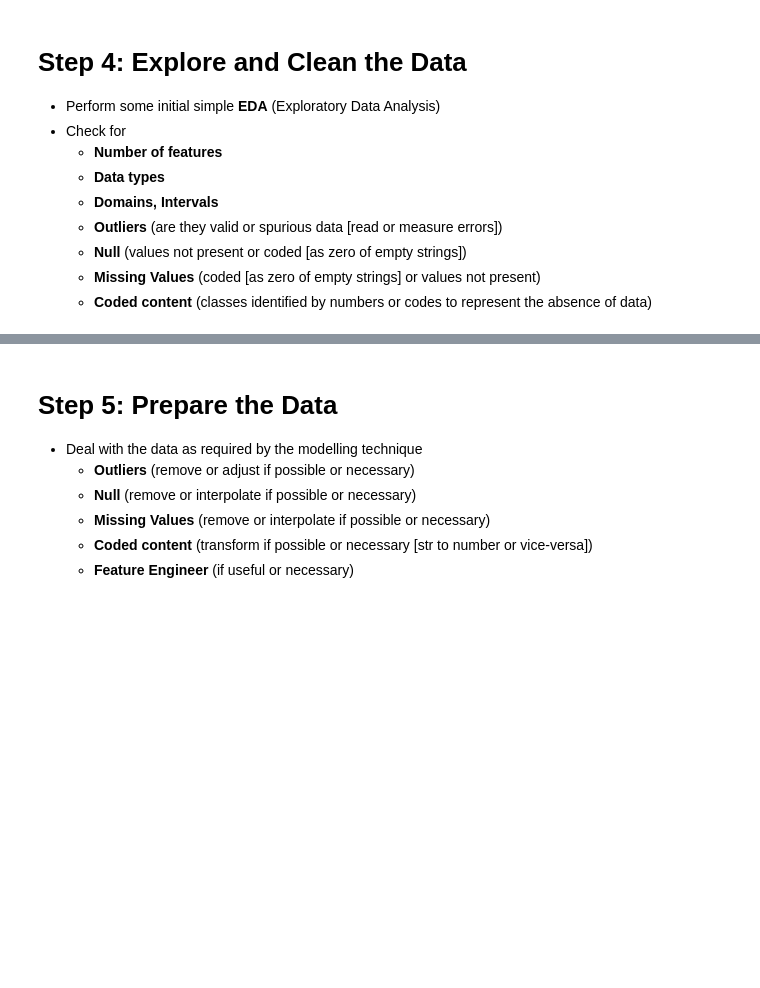
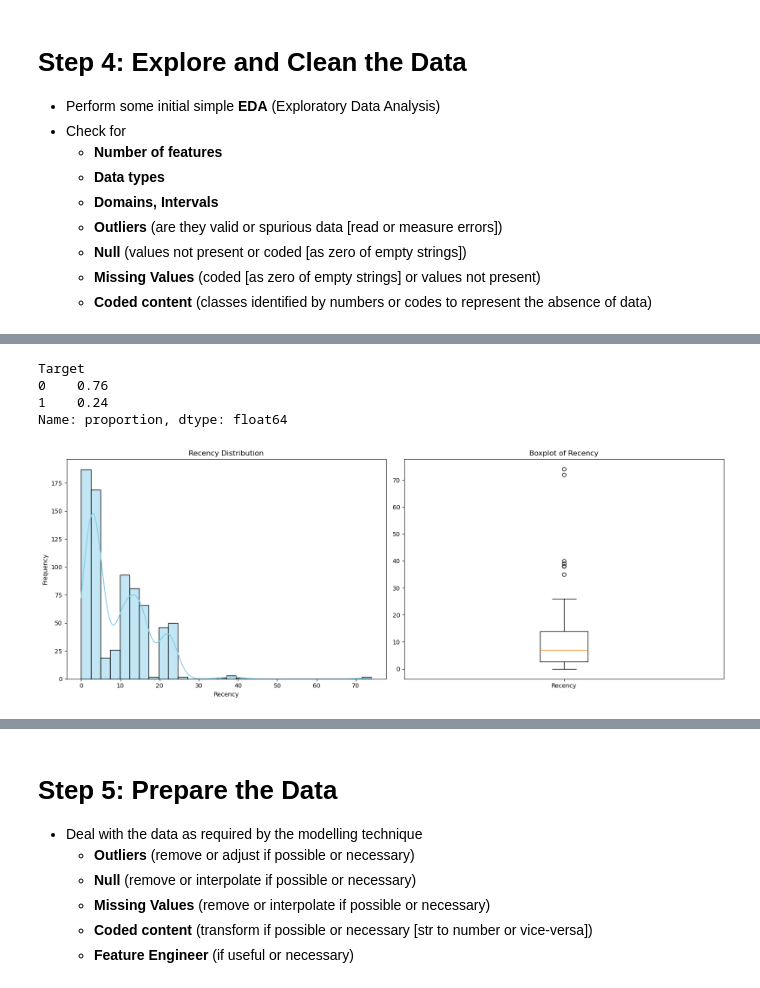
Before and after one commit to mdjroaming/IOD, a Jupyter notebook: Module 7/Module 7 Labs/IOD_Lab-7_1_2 - Random Forest.ipynb, the cells around one changed output, grey strips where cells are left out. Cells and saved outputs as stored; diff of their text form; code cells hidden in the pictures; blank space fills up the shorter version.

```diff
--- a/Module 7/Module 7 Labs/IOD_Lab-7_1_2 - Random Forest.ipynb
+++ b/Module 7/Module 7 Labs/IOD_Lab-7_1_2 - Random Forest.ipynb
@@ -110,0 +109,9 @@ df.head()
+# %%
+new_column_names = {
+    'Recency (months)': 'Recency',
+    'Frequency (times)': 'Frequency',
+    'Monetary (c.c. blood)': 'Monetary',
+    'Time (months)': 'Time',
+    'whether he/she donated blood in March 2007': 'Target'}
+
+df.rename(columns=new_column_names, inplace=True)
@@ -110,0 +158,28 @@ df.head()
+# %%
+# Check target incidence as a proportion using normalize=True
+df.Target.value_counts(normalize=True).round(2)
+# %% [output]
+Target
+0    0.76
+1    0.24
+Name: proportion, dtype: float64
+# %%
+# histplot and boxplot of recency
+# Create a figure and a grid of subplots with 1 row and 2 columns
+fig, axes = plt.subplots(1, 2, figsize=(16, 6))
+
+# Plotting histplot using seaborn
+sns.histplot(df['Recency'], ax=axes[0], kde=True, color='skyblue')
+axes[0].set_xlabel('Recency')
+axes[0].set_ylabel('Frequency')
+axes[0].set_title('Recency Distribution')
+
+# Plotting boxplot using matplotlib
+axes[1].boxplot(df['Recency'])
+axes[1].set_xticklabels(['Recency'])
+axes[1].set_title('Boxplot of Recency')
+
+plt.tight_layout()  # Ensure plots are neatly arranged
+plt.show()
+# %% [output]
+[figure, added]
```
Also changed, not shown: parts of 13 cells of this notebook, 3 other files.
